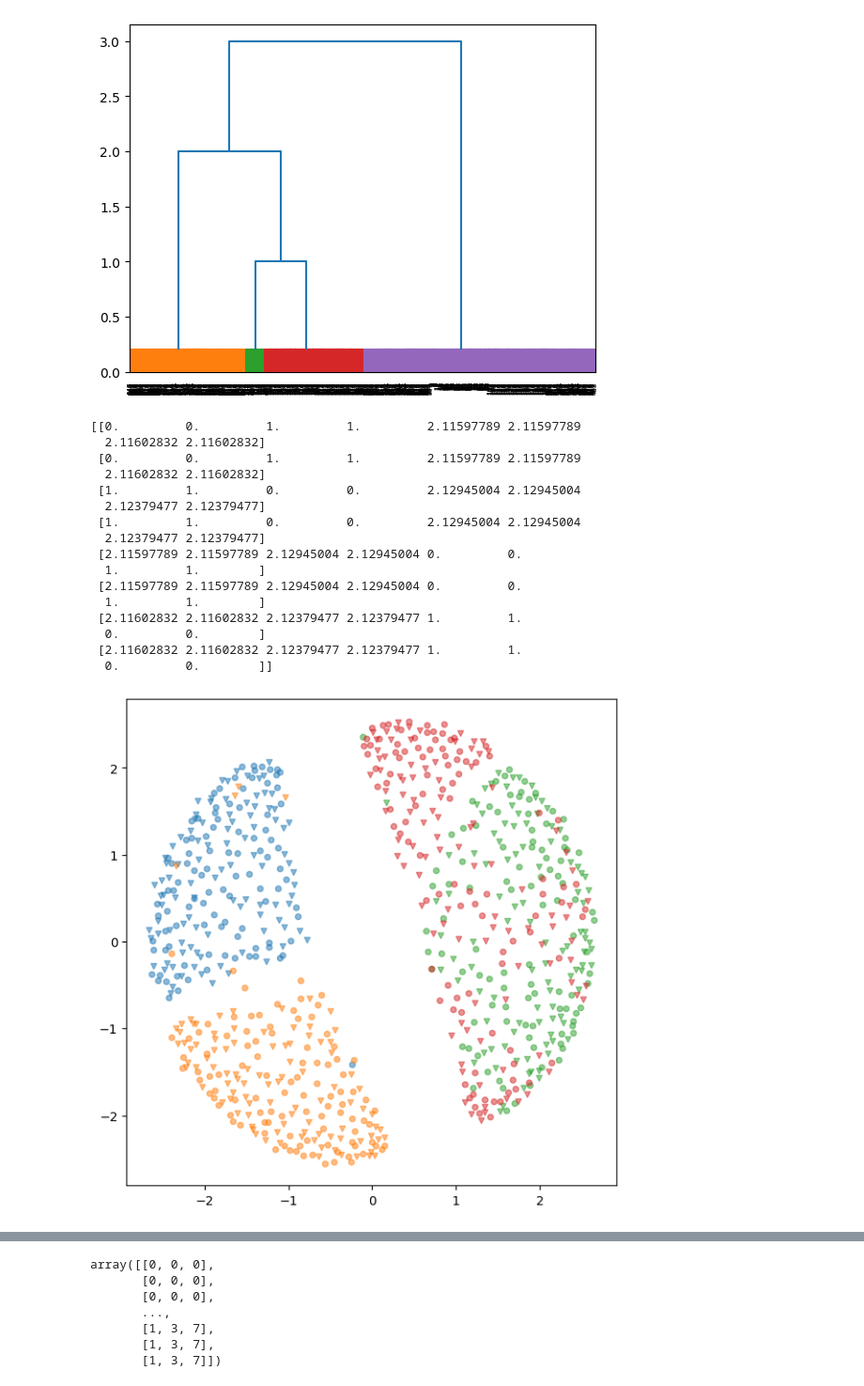
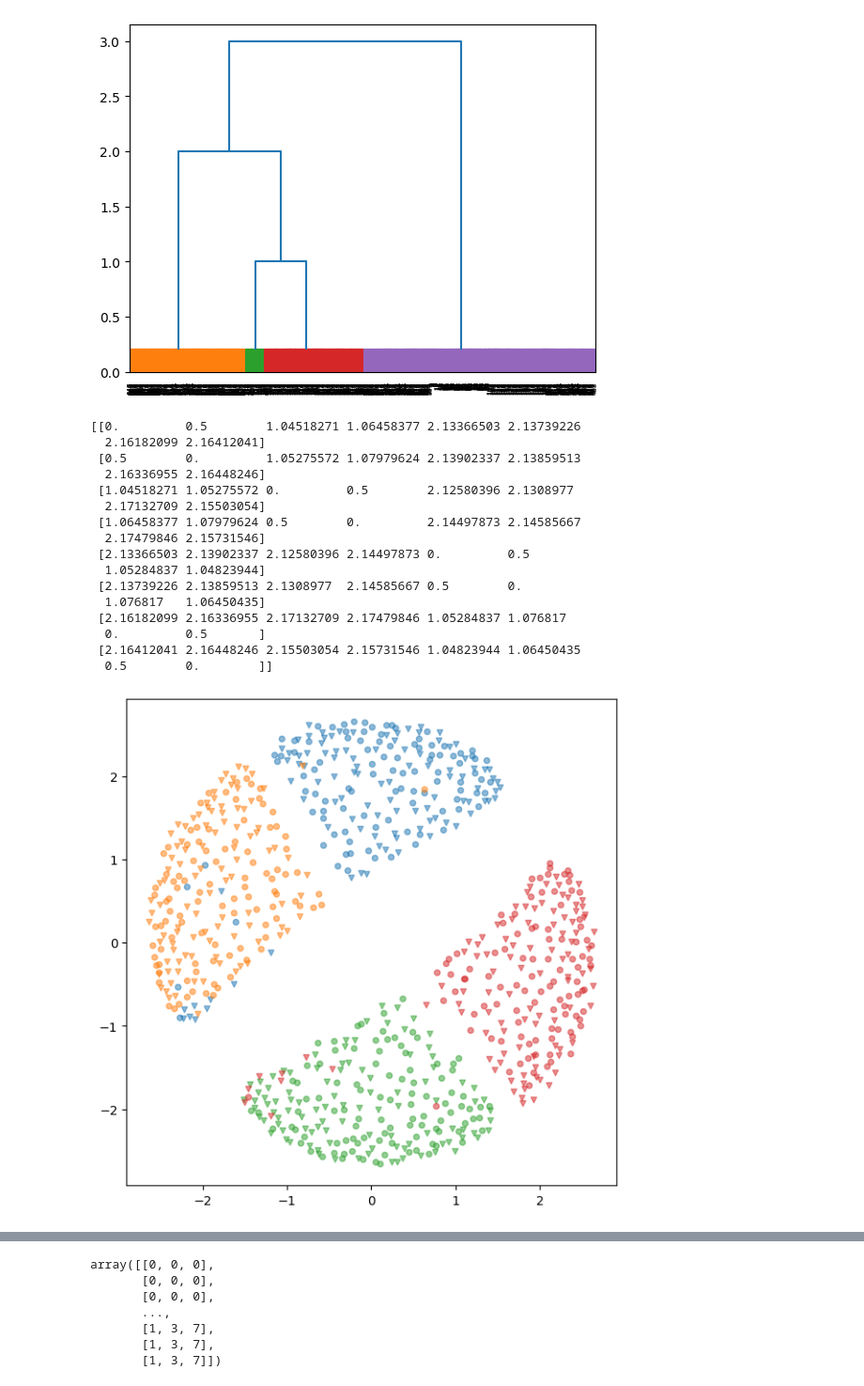
Before and after one commit to tobasummandal/deepCats, a Jupyter notebook: levelsSimulation.ipynb, the cells around one changed output, grey strips where cells are left out. Shown at 94% size. Drawn from its saved outputs; the diff is of its cells as text; code cells hidden in the pictures.

```diff
--- a/levelsSimulation.ipynb
+++ b/levelsSimulation.ipynb
@@ -74,0 +558,11 @@ array([[[1.        , 0.6017475 , 0.6230957 , ..., 0.54849964,
+# %%
+subNormalExemplars, _ = cat.make_categories(
+    cat_rad=1,
+    super_rad=1,
+    basic_rad=0.5,
+    sub_rad=0.25,
+    nFeatures=1024,
+    nImages=100,
+    relu=True,
+    radius_density="normal",
+)
@@ -74,0 +831,10 @@ array([[[1.        , 0.6017475 , 0.6230957 , ..., 0.54849964,
+# %%
+ecosetRepFile = "./representations/ecosetReps.npy"
+ecosetReps = np.load(ecosetRepFile)
+ecosetReps.shape  # Model, image, rep, rep, rep
+
+# Only keep the first model
+ecosetReps = ecosetReps[0, :, :, :, :]
+
+# Apply global average pooling
+ecosetRepsAvg = np.mean(ecosetReps, axis=(1, 2))
@@ -74,0 +998,11 @@ array([[[1.        , 0.6017475 , 0.6230957 , ..., 0.54849964,
+# %%
+# Preallocate array for similarity matrices
+ecosetDistMat = np.zeros((10, 800, 800), dtype=np.float32)
+
+# Loop through models
+for i, modelReps in enumerate(ecosetReps):
+    # Flatten model reps
+    modelReps = modelReps.reshape(modelReps.shape[0], -1)
+
+    # Calculate similarity matrix using default GCM
+    ecosetDistMat[i] = cat.default_gcm_sim_mat(modelReps)
@@ -234,13 +1188,13 @@ subExemplars, subCentroids = cat.make_categories(
     catRadius=2,
     super_rad=1,
     basic_rad=0.5,
-    sub_rad=0.0,
+    sub_rad=0.25,
     nFeatures=1024,
     nImages=100,
 )
 
 # Calculate similarity matrix
-subSimMat = dist.squareform(dist.pdist(subExemplars, metric="euclidean"))
+subDistMat = dist.squareform(dist.pdist(subExemplars, metric="euclidean"))
 
 # Calculate similarity matrix of centroids
 subCentroidSimMat = dist.squareform(dist.pdist(subCentroids, metric="euclidean"))
@@ -251,7 +1205,7 @@ tmp = MDS(
     n_components=2,
     dissimilarity="precomputed",
 )
-subMDS = tmp.fit_transform(subSimMat)
+subMDS = tmp.fit_transform(subDistMat)
 
 fig, ax = plt.subplots(1, 1, figsize=(7, 7))
 
@@ -260,48 +1214,48 @@ colors = sns.color_palette(n_colors=4)
 for i in range(4):
     # Every 100 dots change shapes
     for j in range(2):
         ax.scatter(
             subMDS[(i * 200 + j * 100) : (i * 200 + j * 100 + 100), 0],
             subMDS[(i * 200 + j * 100) : (i * 200 + j * 100 + 100), 1],
             s=20,
             alpha=0.5,
             color=colors[i],
             marker="o" if j == 0 else "v",
         )
 
 # Do tsne
 tmp = TSNE(n_components=2, metric="precomputed", init="random")
-subTSNE = tmp.fit_transform(subSimMat)
+subTSNE = tmp.fit_transform(subDistMat)
 
 fig, ax = plt.subplots(1, 1, figsize=(7, 7))
 
 # Every 200 dots change colors
 for i in range(4):
     # Every 100 dots change shapes
     for j in range(2):
         ax.scatter(
             subTSNE[(i * 200 + j * 100) : (i * 200 + j * 100 + 100), 0],
             subTSNE[(i * 200 + j * 100) : (i * 200 + j * 100 + 100), 1],
             s=20,
             alpha=0.5,
             color=colors[i],
             marker="o" if j == 0 else "v",
         )
 # %% [output]
-[[0.         0.         1.         1.         2.11597789 2.11597789
-  2.11602832 2.11602832]
- [0.         0.         1.         1.         2.11597789 2.11597789
-  2.11602832 2.11602832]
- [1.         1.         0.         0.         2.12945004 2.12945004
-  2.12379477 2.12379477]
- [1.         1.         0.         0.         2.12945004 2.12945004
-  2.12379477 2.12379477]
- [2.11597789 2.11597789 2.12945004 2.12945004 0.         0.
-  1.         1.        ]
- [2.11597789 2.11597789 2.12945004 2.12945004 0.         0.
-  1.         1.        ]
- [2.11602832 2.11602832 2.12379477 2.12379477 1.         1.
-  0.         0.        ]
- [2.11602832 2.11602832 2.12379477 2.12379477 1.         1.
-  0.         0.        ]]
+[[0.         0.5        1.04518271 1.06458377 2.13366503 2.13739226
+  2.16182099 2.16412041]
+ [0.5        0.         1.05275572 1.07979624 2.13902337 2.13859513
+  2.16336955 2.16448246]
+ [1.04518271 1.05275572 0.         0.5        2.12580396 2.1308977
+  2.17132709 2.15503054]
+ [1.06458377 1.07979624 0.5        0.         2.14497873 2.14585667
+  2.17479846 2.15731546]
+ [2.13366503 2.13902337 2.12580396 2.14497873 0.         0.5
+  1.05284837 1.04823944]
+ [2.13739226 2.13859513 2.1308977  2.14585667 0.5        0.
+  1.076817   1.06450435]
+ [2.16182099 2.16336955 2.17132709 2.17479846 1.05284837 1.076817
+  0.         0.5       ]
+ [2.16412041 2.16448246 2.15503054 2.15731546 1.04823944 1.06450435
+  0.5        0.        ]]
-[figure, old version]
+[figure, new version]
```
Also changed, not shown: parts of 77 cells of this notebook.
